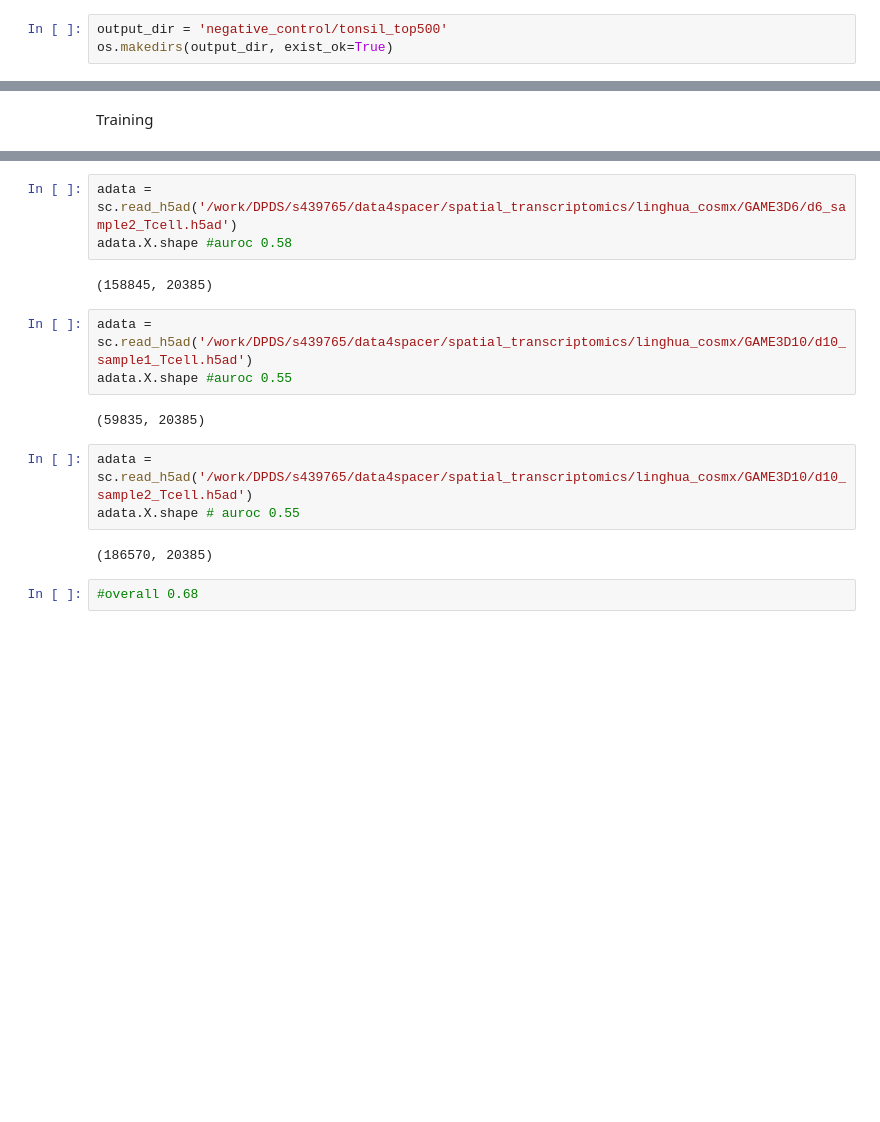
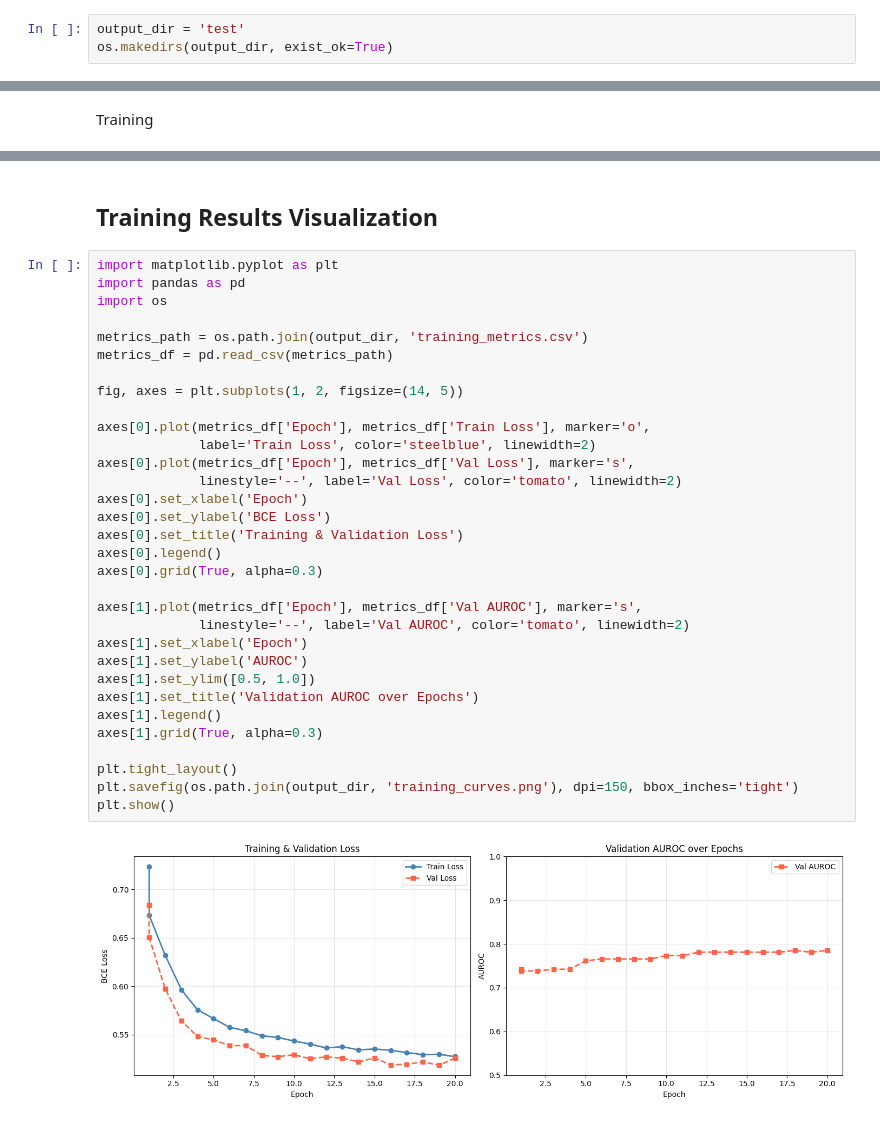
Before and after one commit to yaober/SPACER, a Jupyter notebook: train.ipynb, the cells around one changed output, grey strips where cells are left out. Saved outputs shown, nothing was run; the diff lists cells and outputs as text; blank space fills up the shorter version.

```diff
--- a/train.ipynb
+++ b/train.ipynb
@@ -108,7 +106,7 @@ criterion = nn.BCELoss().to(device)
 optimizer = optim.AdamW(model.parameters(), lr=0.01, weight_decay=0.02)
 early_stopping = EarlyStopping(patience=5, delta=0.001)
 # %%
-output_dir = 'negative_control/tonsil_top500'
+output_dir = 'test'
 os.makedirs(output_dir, exist_ok=True)
 # %%
 train_size = int(0.9 * len(dataset))
@@ -306,17 +303,36 @@ adata.X.shape #auroc 0.8
-# %%
-adata = sc.read_h5ad('/work/DPDS/s439765/data4spacer/spatial_transcriptomics/linghua_cosmx/GAME3D6/d6_sample2_Tcell.h5ad')
-adata.X.shape #auroc 0.58
-# %% [output]
-(158845, 20385)
-# %%
-adata = sc.read_h5ad('/work/DPDS/s439765/data4spacer/spatial_transcriptomics/linghua_cosmx/GAME3D10/d10_sample1_Tcell.h5ad')
-adata.X.shape #auroc 0.55
-# %% [output]
-(59835, 20385)
-# %%
-adata = sc.read_h5ad('/work/DPDS/s439765/data4spacer/spatial_transcriptomics/linghua_cosmx/GAME3D10/d10_sample2_Tcell.h5ad')
-adata.X.shape # auroc 0.55
-# %% [output]
-(186570, 20385)
-# %%
-#overall 0.68
+# %% [markdown]
+## Training Results Visualization
+# %%
+import matplotlib.pyplot as plt
+import pandas as pd
+import os
+
+metrics_path = os.path.join(output_dir, 'training_metrics.csv')
+metrics_df = pd.read_csv(metrics_path)
+
+fig, axes = plt.subplots(1, 2, figsize=(14, 5))
+
+axes[0].plot(metrics_df['Epoch'], metrics_df['Train Loss'], marker='o',
+             label='Train Loss', color='steelblue', linewidth=2)
+axes[0].plot(metrics_df['Epoch'], metrics_df['Val Loss'], marker='s',
+             linestyle='--', label='Val Loss', color='tomato', linewidth=2)
+axes[0].set_xlabel('Epoch')
+axes[0].set_ylabel('BCE Loss')
+axes[0].set_title('Training & Validation Loss')
+axes[0].legend()
+axes[0].grid(True, alpha=0.3)
+
+axes[1].plot(metrics_df['Epoch'], metrics_df['Val AUROC'], marker='s',
+             linestyle='--', label='Val AUROC', color='tomato', linewidth=2)
+axes[1].set_xlabel('Epoch')
+axes[1].set_ylabel('AUROC')
+axes[1].set_ylim([0.5, 1.0])
+axes[1].set_title('Validation AUROC over Epochs')
+axes[1].legend()
+axes[1].grid(True, alpha=0.3)
+
+plt.tight_layout()
+plt.savefig(os.path.join(output_dir, 'training_curves.png'), dpi=150, bbox_inches='tight')
+plt.show()
+# %% [output]
+[figure, added]
```
Also changed, not shown: parts of 10 cells of this notebook, 23 other files.
